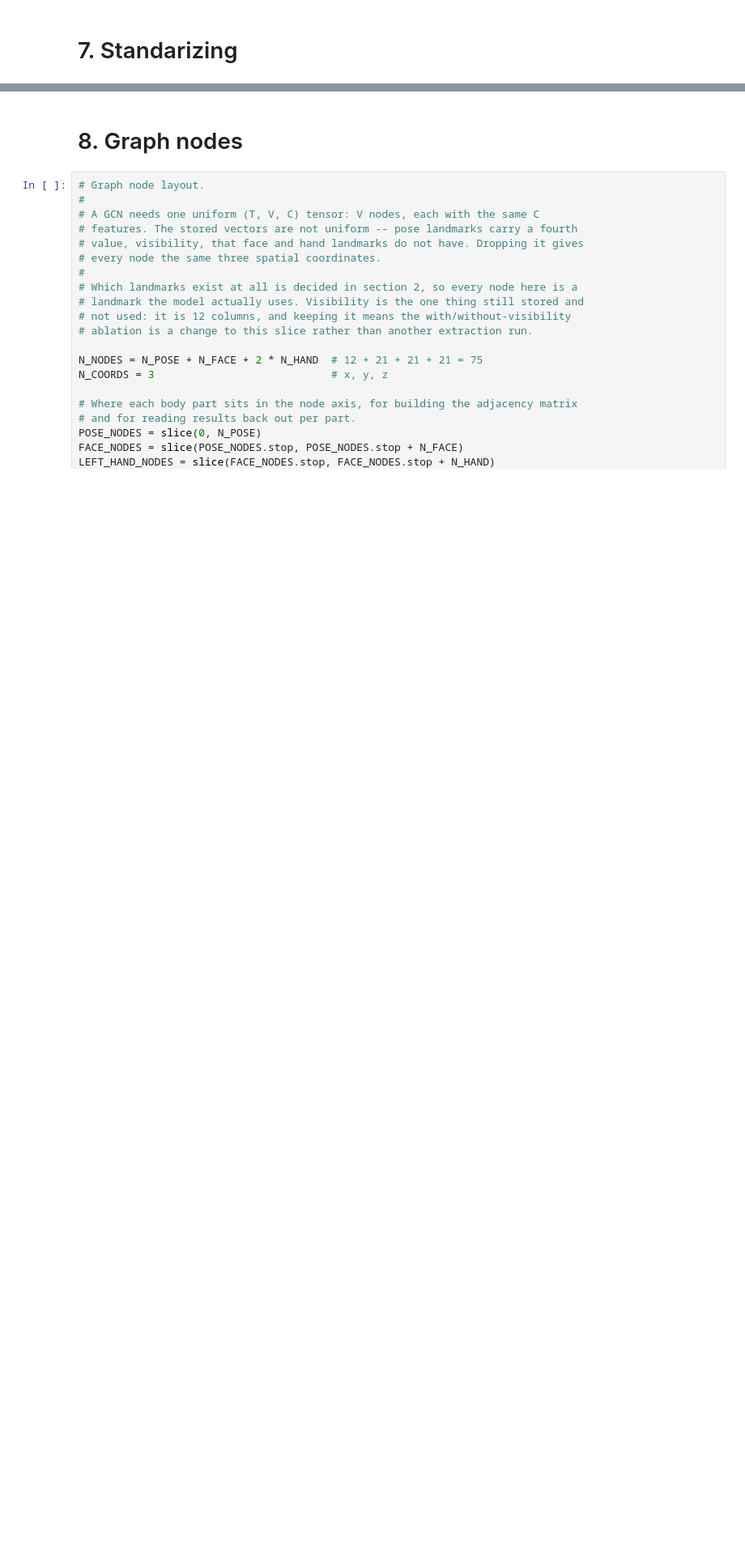
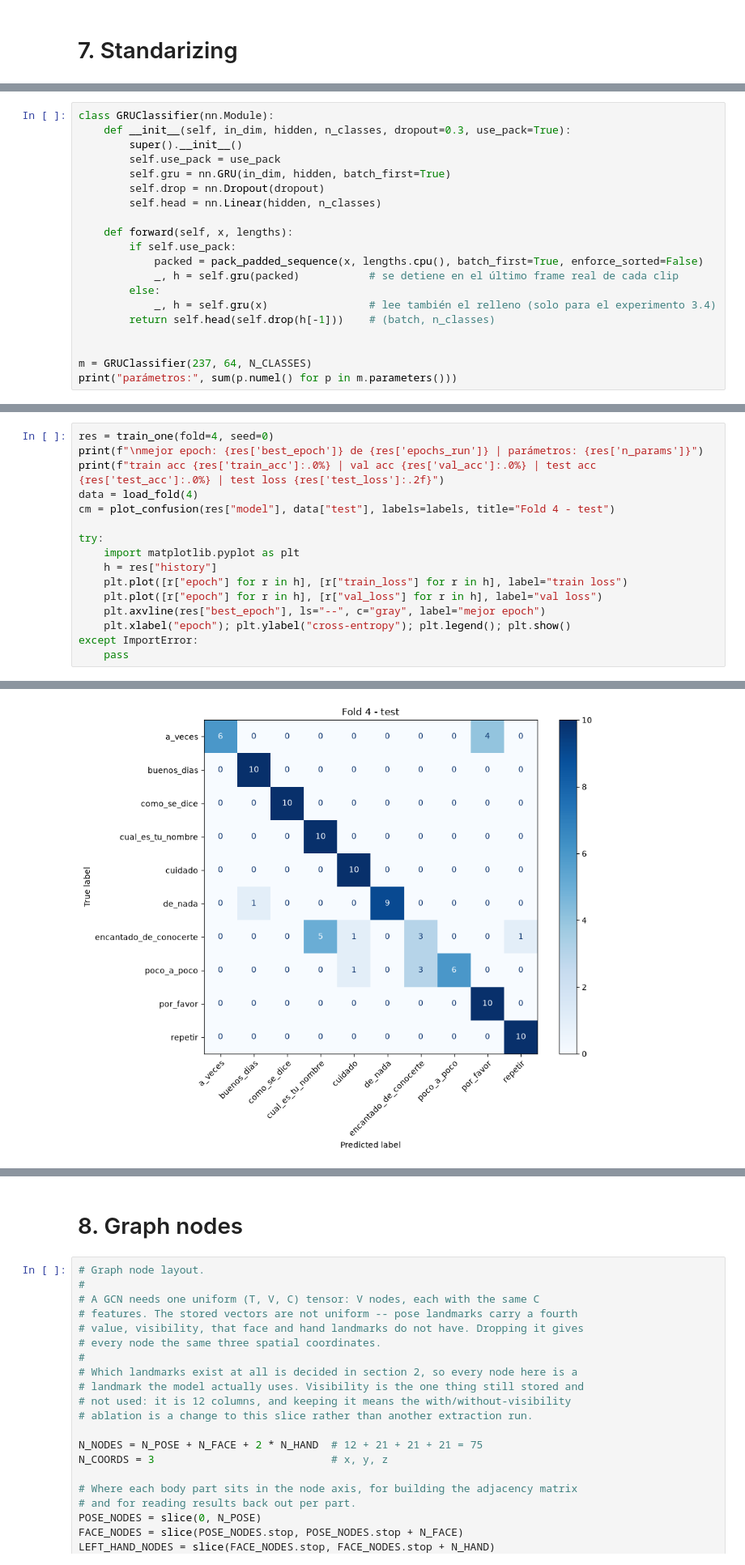
Before and after one commit to mariangeli-s/time-series-to-slr, a Jupyter notebook: data_pipeline.ipynb, the cells around one changed output, grey strips where cells are left out. Shown at 81% size. Saved outputs shown, nothing was run; the diff lists cells and outputs as text; blank space fills up the shorter version.

```diff
--- a/data_pipeline.ipynb
+++ b/data_pipeline.ipynb
@@ -505,0 +1144,20 @@ statistics from 7347 training frames -> feature_stats.npz
+# %%
+class GRUClassifier(nn.Module):
+    def __init__(self, in_dim, hidden, n_classes, dropout=0.3, use_pack=True):
+        super().__init__()
+        self.use_pack = use_pack
+        self.gru = nn.GRU(in_dim, hidden, batch_first=True)
+        self.drop = nn.Dropout(dropout)
+        self.head = nn.Linear(hidden, n_classes)
+
+    def forward(self, x, lengths):
+        if self.use_pack:
+            packed = pack_padded_sequence(x, lengths.cpu(), batch_first=True, enforce_sorted=False)
+            _, h = self.gru(packed)           # se detiene en el último frame real de cada clip
+        else:
+            _, h = self.gru(x)                # lee también el relleno (solo para el experimento 3.4)
+        return self.head(self.drop(h[-1]))    # (batch, n_classes)
+
+
+m = GRUClassifier(237, 64, N_CLASSES)
+print("parámetros:", sum(p.numel() for p in m.parameters()))
@@ -505,0 +1251,17 @@ statistics from 7347 training frames -> feature_stats.npz
+# %%
+res = train_one(fold=4, seed=0)
+print(f"\nmejor epoch: {res['best_epoch']} de {res['epochs_run']} | parámetros: {res['n_params']}")
+print(f"train acc {res['train_acc']:.0%} | val acc {res['val_acc']:.0%} | test acc {res['test_acc']:.0%} | test loss {res['test_loss']:.2f}")
+data = load_fold(4)
+cm = plot_confusion(res["model"], data["test"], labels=labels, title="Fold 4 - test")
+
+try:
+    import matplotlib.pyplot as plt
+    h = res["history"]
+    plt.plot([r["epoch"] for r in h], [r["train_loss"] for r in h], label="train loss")
+    plt.plot([r["epoch"] for r in h], [r["val_loss"] for r in h], label="val loss")
+    plt.axvline(res["best_epoch"], ls="--", c="gray", label="mejor epoch")
+    plt.xlabel("epoch"); plt.ylabel("cross-entropy"); plt.legend(); plt.show()
+except ImportError:
+    pass
+# %% [output]
@@ -505,0 +1285 @@ statistics from 7347 training frames -> feature_stats.npz
+[figure, added]
```
Also changed, not shown: parts of 74 cells of this notebook, 21 other files.
